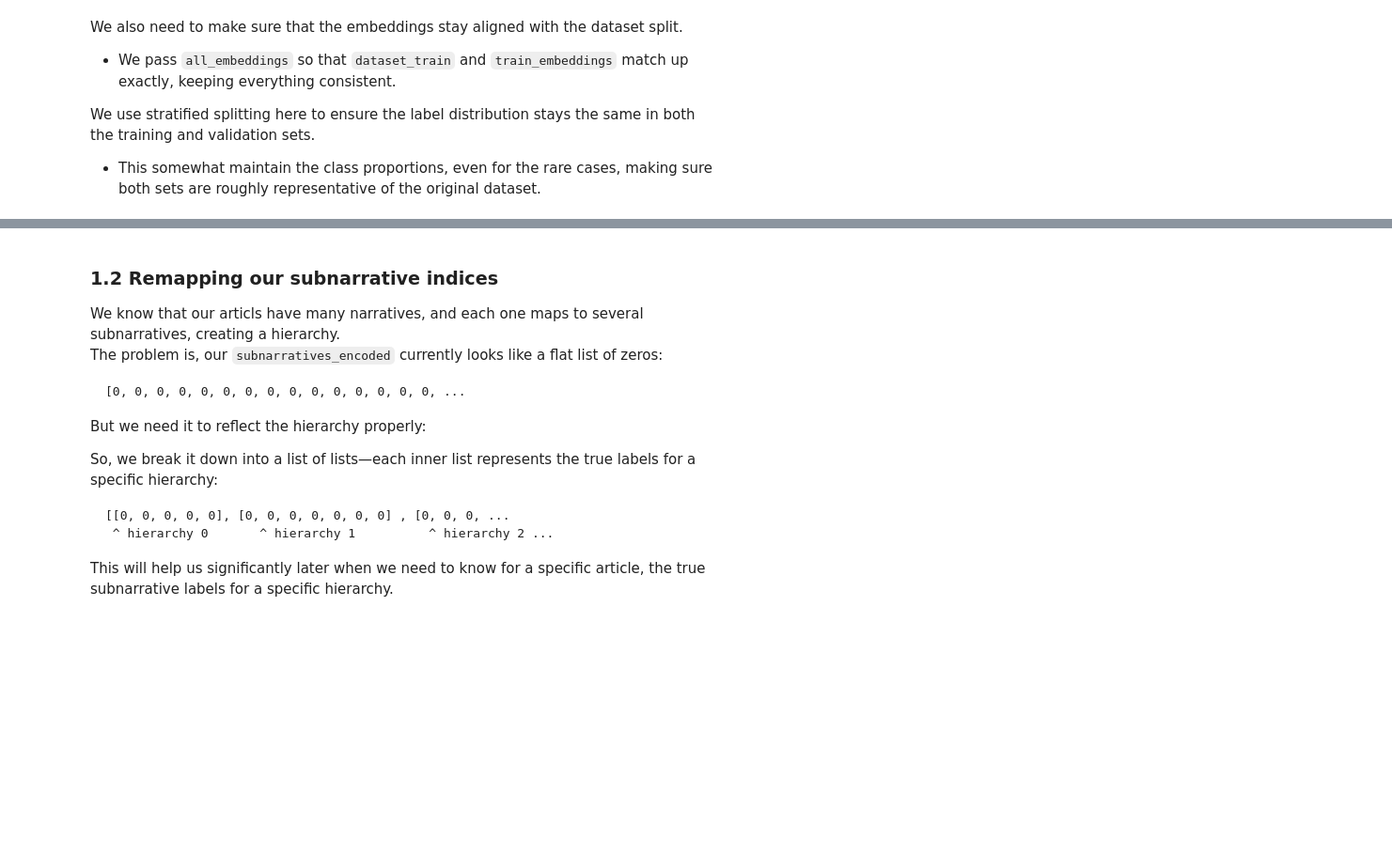
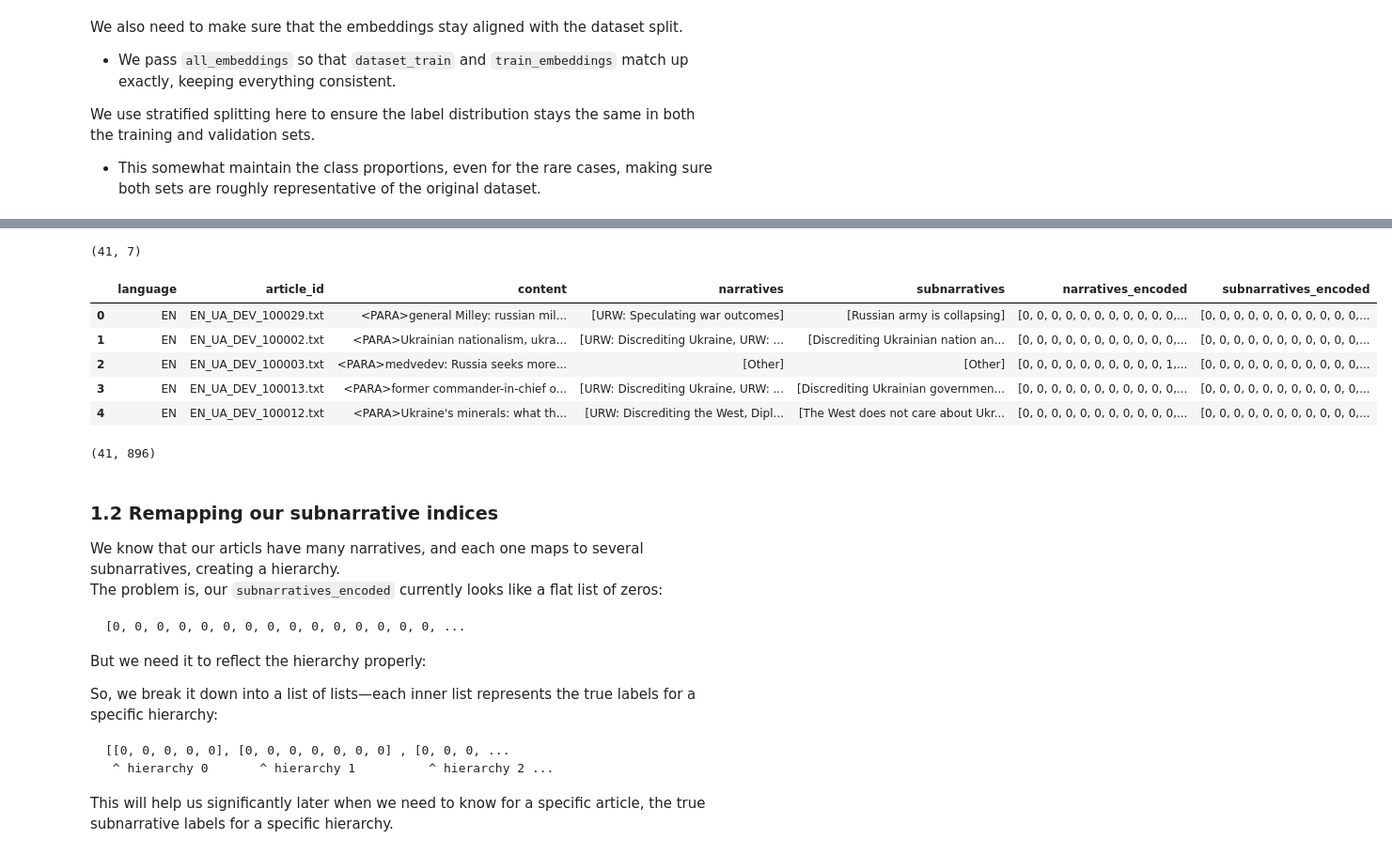
Before and after one commit to eleftheriouk/narrative-extraction-semeval, a Jupyter notebook: tasks/narratives/multilingual/multi-head-per-narrative_model.ipynb, the cells around one changed output, grey strips where cells are left out. Shown at 94% size. Cells and saved outputs as stored; diff of their text form; code cells hidden in the pictures; blank space fills up the shorter version.

```diff
--- a/tasks/narratives/multilingual/multi-head-per-narrative_model.ipynb
+++ b/tasks/narratives/multilingual/multi-head-per-narrative_model.ipynb
@@ -166,0 +116,13 @@ dataset_train.shape
+# %%
+dataset_val.shape
+# %% [output]
+(41, 7)
+# %%
+dataset_val.head()
+# %% [output]
+|  | language | article_id | content | narratives | subnarratives | narratives_encoded | subnarratives_encoded |
+| 0 | EN | EN_UA_DEV_100029.txt | <PARA>general Milley: russian mil... | [URW: Speculating war outcomes] | [Russian army is collapsing] | [0, 0, 0, 0, 0, 0, 0, 0, 0, 0, 0,... | [0, 0, 0, 0, 0, 0, 0, 0, 0, 0, 0,... |
+| 1 | EN | EN_UA_DEV_100002.txt | <PARA>Ukrainian nationalism, ukra... | [URW: Discrediting Ukraine, URW: ... | [Discrediting Ukrainian nation an... | [0, 0, 0, 0, 0, 0, 0, 0, 0, 0, 0,... | [0, 0, 0, 0, 0, 0, 0, 0, 0, 0, 0,... |
+| 2 | EN | EN_UA_DEV_100003.txt | <PARA>medvedev: Russia seeks more... | [Other] | [Other] | [0, 0, 0, 0, 0, 0, 0, 0, 0, 0, 1,... | [0, 0, 0, 0, 0, 0, 0, 0, 0, 0, 0,... |
+| 3 | EN | EN_UA_DEV_100013.txt | <PARA>former commander-in-chief o... | [URW: Discrediting Ukraine, URW: ... | [Discrediting Ukrainian governmen... | [0, 0, 0, 0, 0, 0, 0, 0, 0, 0, 0,... | [0, 0, 0, 0, 0, 0, 0, 0, 0, 0, 0,... |
+| 4 | EN | EN_UA_DEV_100012.txt | <PARA>Ukraine's minerals: what th... | [URW: Discrediting the West, Dipl... | [The West does not care about Ukr... | [0, 0, 0, 0, 0, 0, 0, 0, 0, 0, 0,... | [0, 0, 0, 0, 0, 0, 0, 0, 0, 0, 0,... |
@@ -166,0 +133,4 @@ dataset_train.shape
+# %%
+val_embeddings.shape
+# %% [output]
+(41, 896)
```
Also changed, not shown: parts of 84 cells of this notebook, 5 other files.
